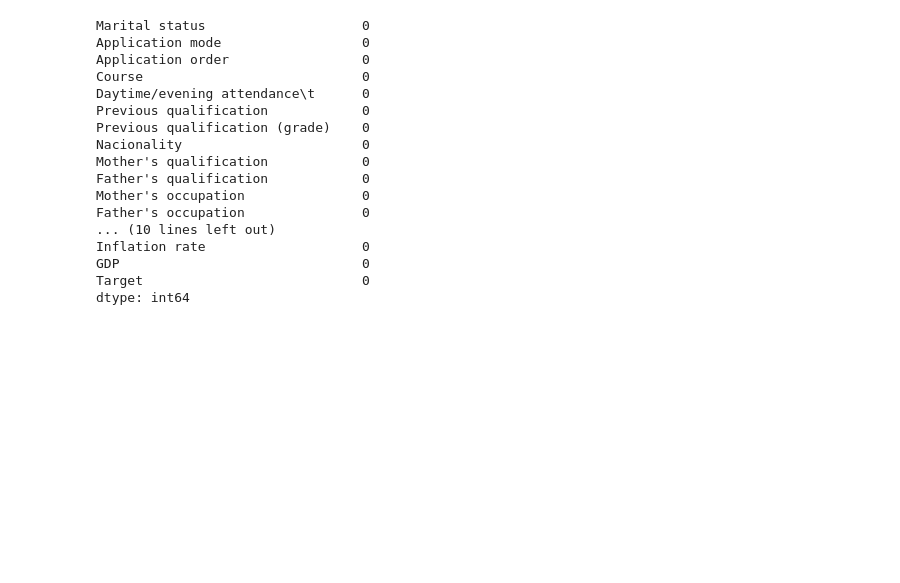
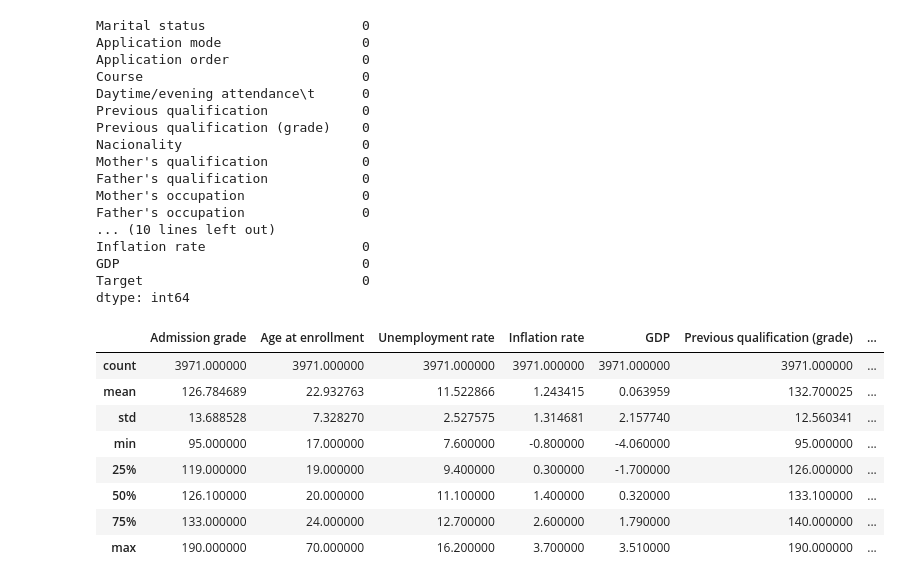
Before and after one commit to ishmam-br10/CSE422-AI-Labs, a Jupyter notebook: Project_Ishmam_Eshita/Ishmam_Eshita_Project_422.ipynb, the cells around one changed output. Drawn from its saved outputs; the diff is of its cells as text; code cells hidden in the pictures; blank space fills up the shorter version.

Commit message:
describe

```diff
--- a/Project_Ishmam_Eshita/Ishmam_Eshita_Project_422.ipynb
+++ b/Project_Ishmam_Eshita/Ishmam_Eshita_Project_422.ipynb
@@ -169,3 +169,15 @@ Inflation rate                    0
 GDP                               0
 Target                            0
 dtype: int64
+# %%
+data[num_feats].describe()
+# %% [output]
+|  | Admission grade | Age at enrollment | Unemployment rate | Inflation rate | GDP | Previous qualification (grade) | ... |
+| count | 3971.000000 | 3971.000000 | 3971.000000 | 3971.000000 | 3971.000000 | 3971.000000 | ... |
+| mean | 126.784689 | 22.932763 | 11.522866 | 1.243415 | 0.063959 | 132.700025 | ... |
+| std | 13.688528 | 7.328270 | 2.527575 | 1.314681 | 2.157740 | 12.560341 | ... |
+| min | 95.000000 | 17.000000 | 7.600000 | -0.800000 | -4.060000 | 95.000000 | ... |
+| 25% | 119.000000 | 19.000000 | 9.400000 | 0.300000 | -1.700000 | 126.000000 | ... |
+| 50% | 126.100000 | 20.000000 | 11.100000 | 1.400000 | 0.320000 | 133.100000 | ... |
+| 75% | 133.000000 | 24.000000 | 12.700000 | 2.600000 | 1.790000 | 140.000000 | ... |
+| max | 190.000000 | 70.000000 | 16.200000 | 3.700000 | 3.510000 | 190.000000 | ... |
```
